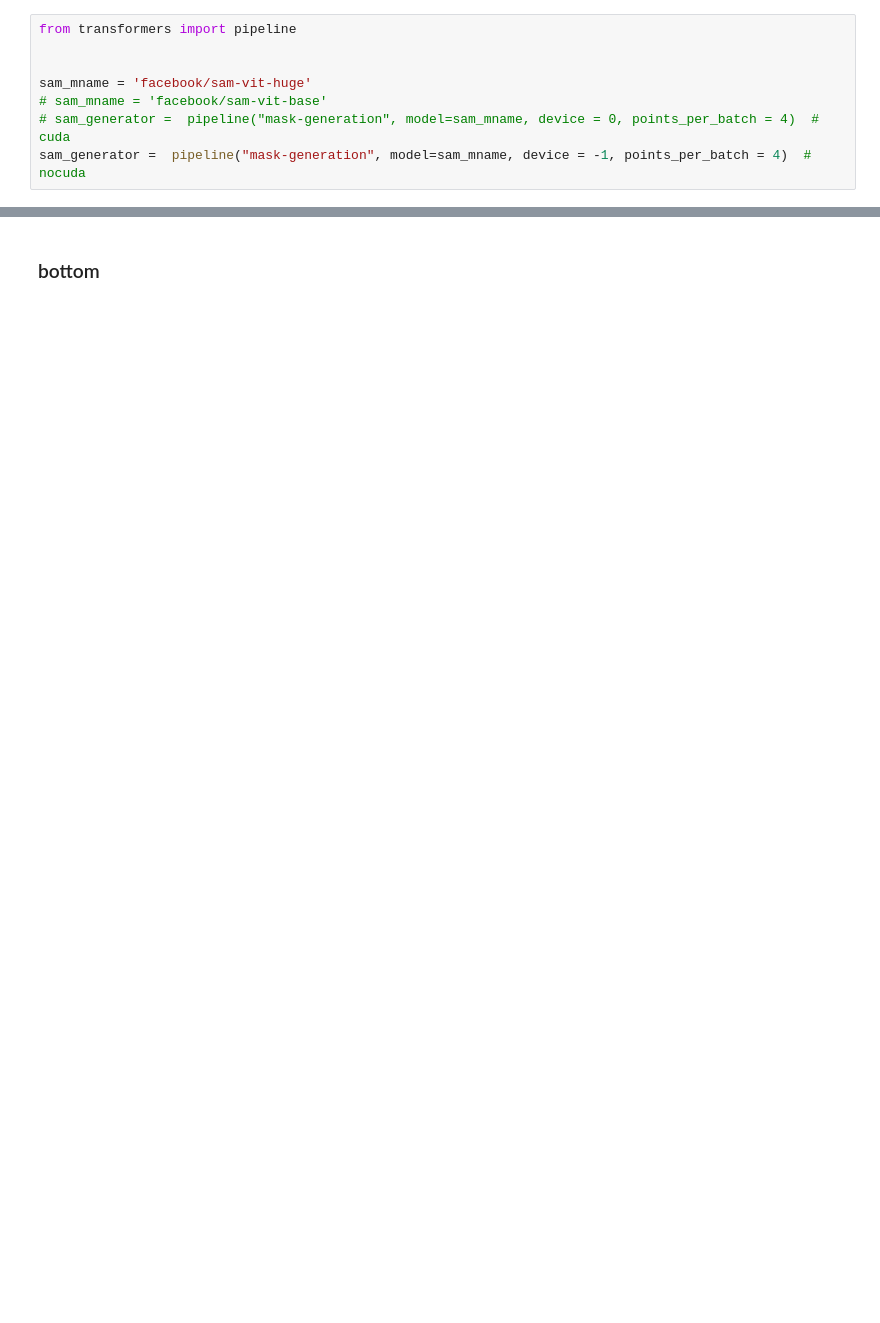
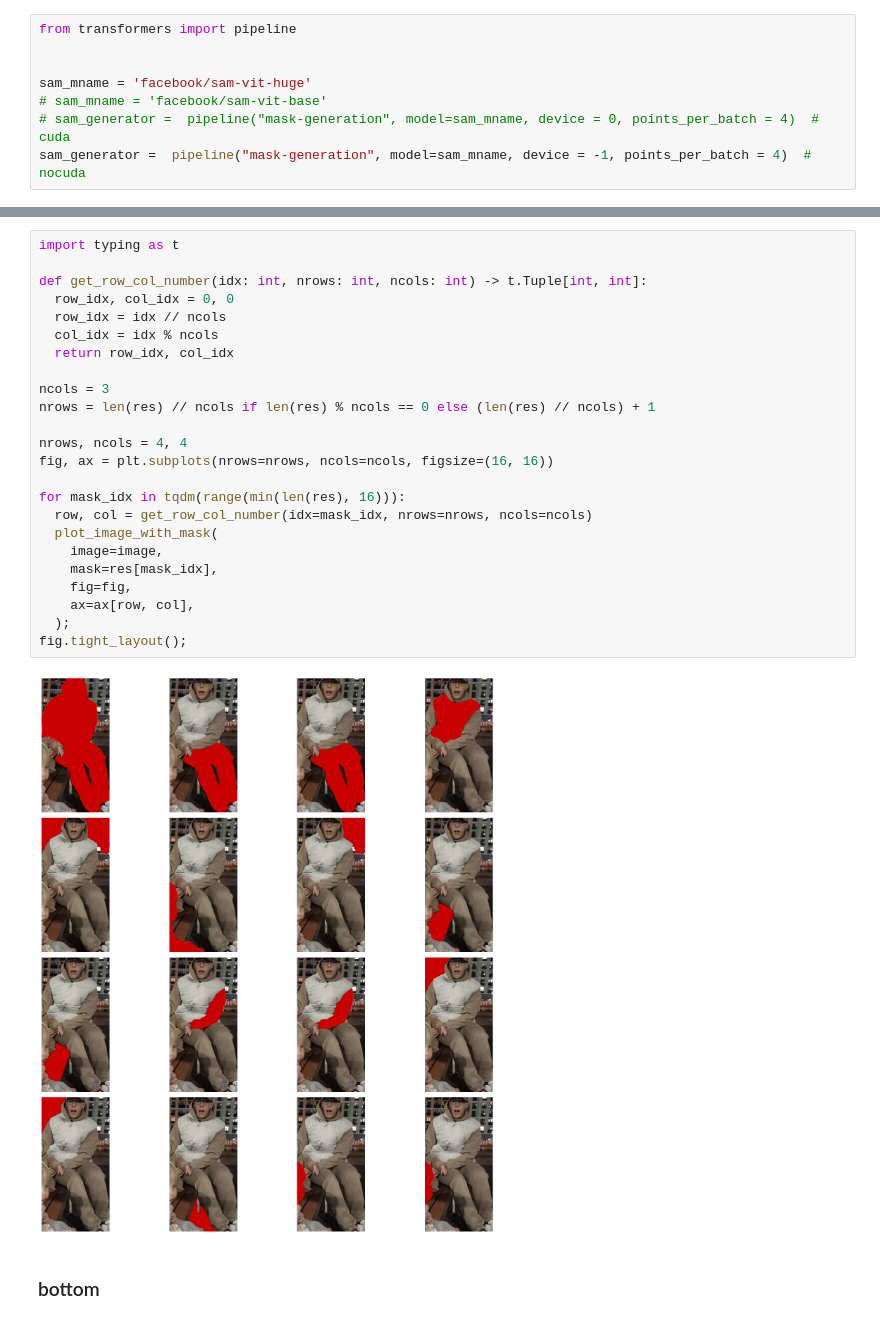
Before and after one commit to joitandr/wb_parsing, a Jupyter notebook: notebooks/image_items_segmentation.ipynb, the cells around one changed output, grey strips where cells are left out. Cells and saved outputs as stored; diff of their text form; blank space fills up the shorter version.

Commit message:
added masks example in image_items_segmentation.ipynb

```diff
--- a/notebooks/image_items_segmentation.ipynb
+++ b/notebooks/image_items_segmentation.ipynb
@@ -221,2 +285,28 @@ res
+# %%
+import typing as t
+
+def get_row_col_number(idx: int, nrows: int, ncols: int) -> t.Tuple[int, int]:
+  row_idx, col_idx = 0, 0
+  row_idx = idx // ncols
+  col_idx = idx % ncols
+  return row_idx, col_idx
+
+ncols = 3
+nrows = len(res) // ncols if len(res) % ncols == 0 else (len(res) // ncols) + 1
+
+nrows, ncols = 4, 4
+fig, ax = plt.subplots(nrows=nrows, ncols=ncols, figsize=(16, 16))
+
+for mask_idx in tqdm(range(min(len(res), 16))):
+  row, col = get_row_col_number(idx=mask_idx, nrows=nrows, ncols=ncols)
+  plot_image_with_mask(
+    image=image,
+    mask=res[mask_idx],
+    fig=fig,
+    ax=ax[row, col],
+  );
+fig.tight_layout();
+# %% [output]
+[figure, added]
 # %% [markdown]
 ### bottom
```
Also changed, not shown: parts of 12 cells of this notebook.
